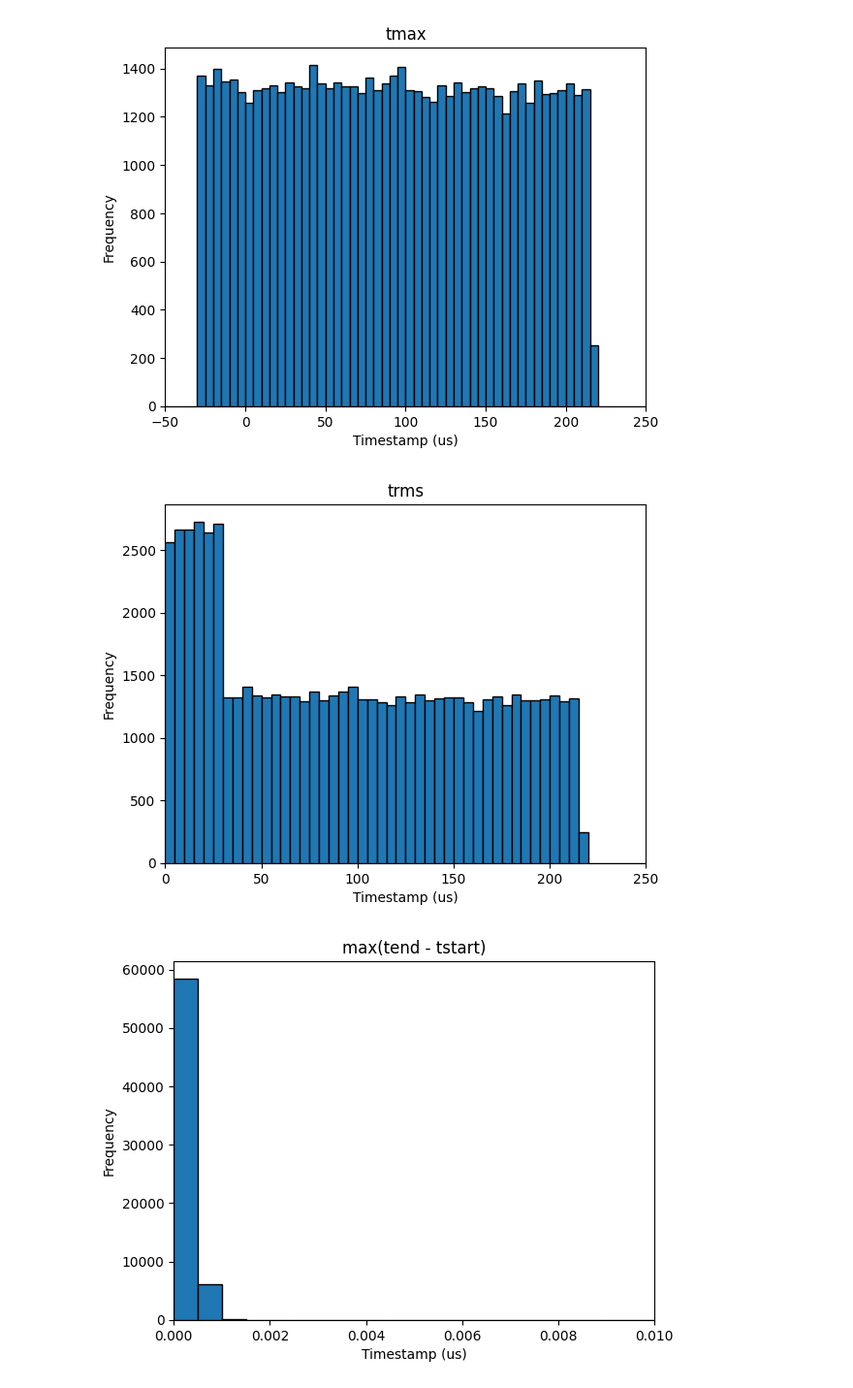
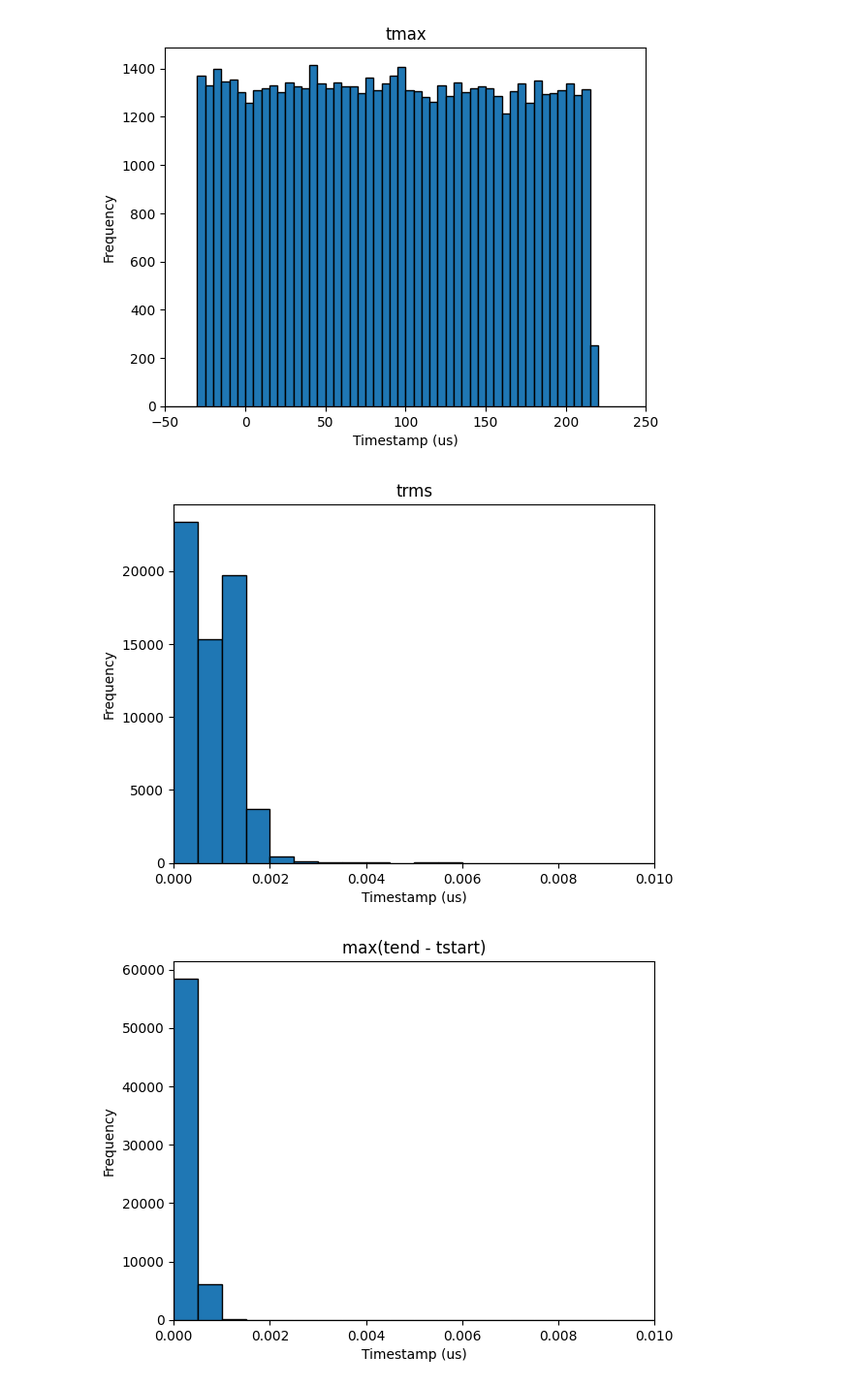
Before and after one commit to vaccarojohn/SNeNDSim, a Jupyter notebook: sim/cosmics/cosmics_selection_analysis.ipynb, the cells around one changed output. Shown at 97% size. Cells and saved outputs as stored; diff of their text form; code cells hidden in the pictures.

```diff
--- a/sim/cosmics/cosmics_selection_analysis.ipynb
+++ b/sim/cosmics/cosmics_selection_analysis.ipynb
@@ -5,7 +5,7 @@ import numpy as np
 # %%
 # Read NumPy data
 infile_dir = 'graph_data'
-data = np.load(infile_dir + '/cosmics_selection_data_new.npz')
+data = np.load(infile_dir + '/cosmics_selection_data.npz')
 
 print("Successfully loaded data!")
 # %% [output]
@@ -97,19 +97,19 @@ plt.show()
 # %%
 # trms graph
 
 # Define bins
-bins = np.arange(0, 255, 5)
+bins = np.arange(0, 0.01005, 0.0005)
 plt.hist(data['trms'], bins=bins, edgecolor='black')
-plt.xlim(0, 250)
+plt.xlim(0, 0.01)
 
 # Axis labels
 plt.xlabel('Timestamp (us)')
 plt.ylabel('Frequency')
 plt.title('trms')
 
 plt.show()
 # %% [output]
-[figure, old version]
+[figure, new version]
 # %%
 # max(tend-tstart) graph
 
```
Also changed, not shown: 30 other files.
